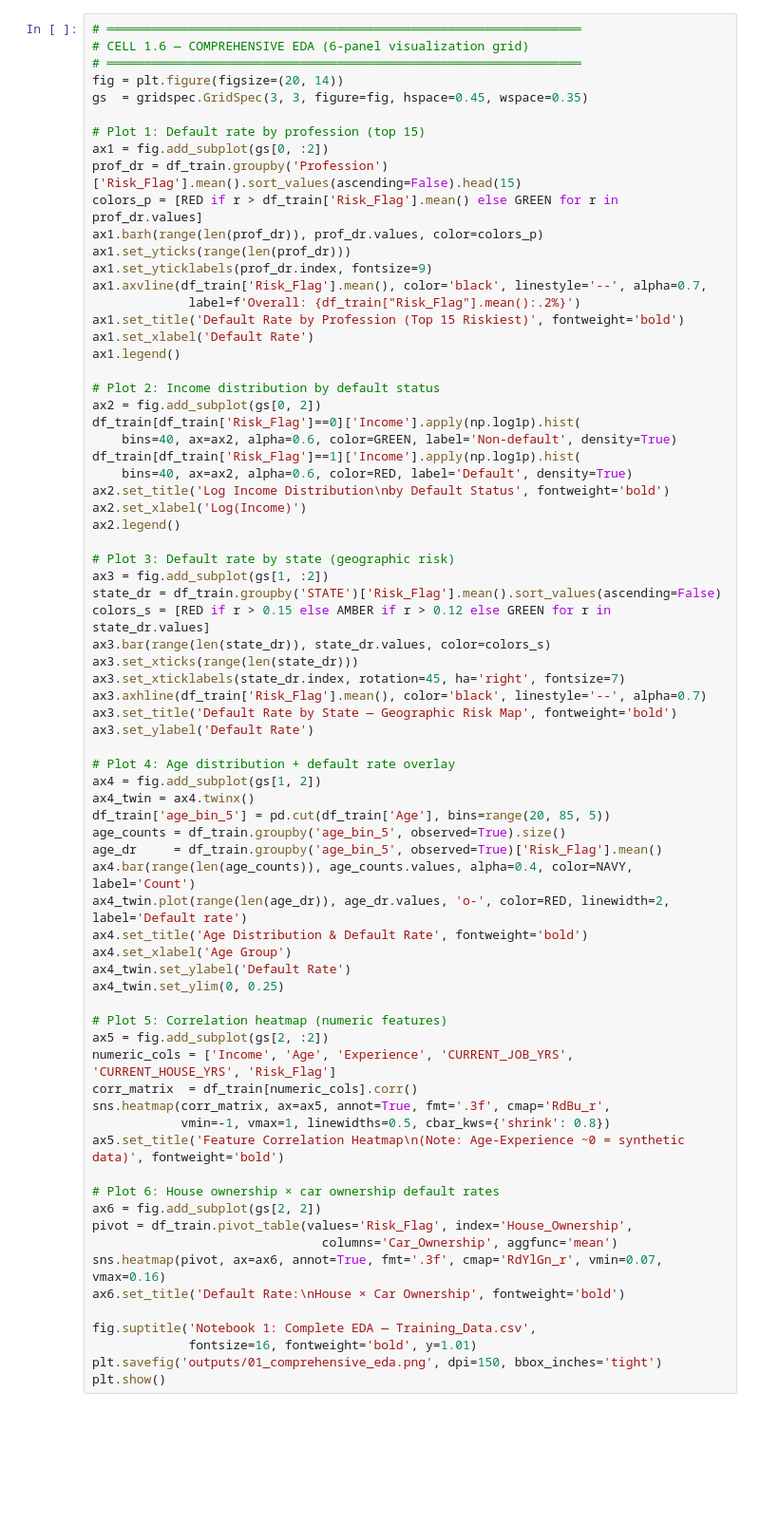
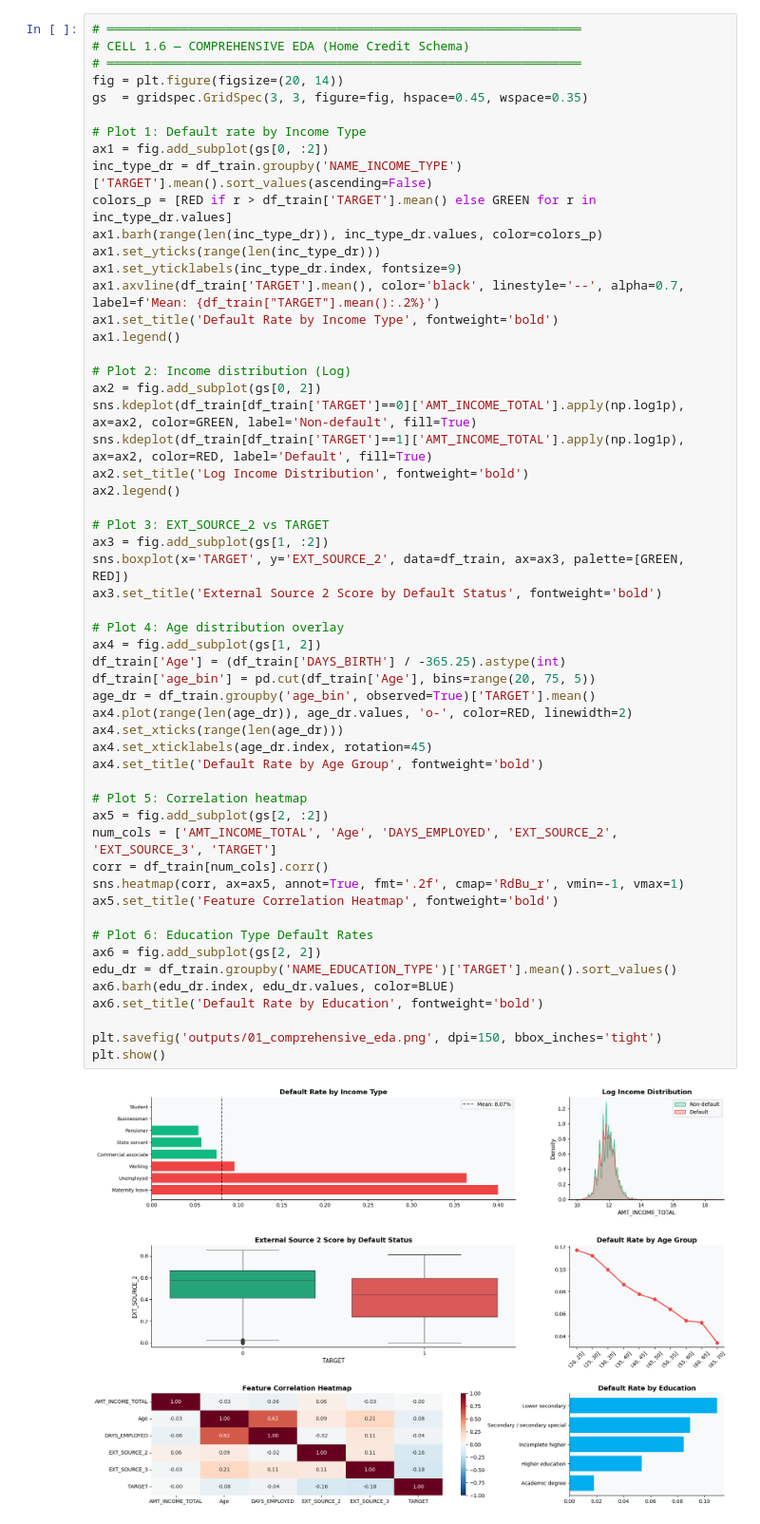
Before and after one commit to Itz-Sidra/Credit-Scoring-MIT, a Jupyter notebook: backend/notebooks/01_data_forensics_and_eda.ipynb, the cells around one changed output. Shown at 95% size. Cells and saved outputs as stored; diff of their text form; blank space fills up the shorter version.

```diff
--- a/backend/notebooks/01_data_forensics_and_eda.ipynb
+++ b/backend/notebooks/01_data_forensics_and_eda.ipynb
@@ -282,75 +253,59 @@ print("""\nCONCLUSION:
 # %%
 # ════════════════════════════════════════════════════════════════
-# CELL 1.6 — COMPREHENSIVE EDA (6-panel visualization grid)
+# CELL 1.6 — COMPREHENSIVE EDA (Home Credit Schema)
 # ════════════════════════════════════════════════════════════════
 fig = plt.figure(figsize=(20, 14))
 gs  = gridspec.GridSpec(3, 3, figure=fig, hspace=0.45, wspace=0.35)
 
-# Plot 1: Default rate by profession (top 15)
+# Plot 1: Default rate by Income Type
 ax1 = fig.add_subplot(gs[0, :2])
-prof_dr = df_train.groupby('Profession')['Risk_Flag'].mean().sort_values(ascending=False).head(15)
-colors_p = [RED if r > df_train['Risk_Flag'].mean() else GREEN for r in prof_dr.values]
-ax1.barh(range(len(prof_dr)), prof_dr.values, color=colors_p)
-ax1.set_yticks(range(len(prof_dr)))
-ax1.set_yticklabels(prof_dr.index, fontsize=9)
-ax1.axvline(df_train['Risk_Flag'].mean(), color='black', linestyle='--', alpha=0.7,
-             label=f'Overall: {df_train["Risk_Flag"].mean():.2%}')
-ax1.set_title('Default Rate by Profession (Top 15 Riskiest)', fontweight='bold')
-ax1.set_xlabel('Default Rate')
+inc_type_dr = df_train.groupby('NAME_INCOME_TYPE')['TARGET'].mean().sort_values(ascending=False)
+colors_p = [RED if r > df_train['TARGET'].mean() else GREEN for r in inc_type_dr.values]
+ax1.barh(range(len(inc_type_dr)), inc_type_dr.values, color=colors_p)
+ax1.set_yticks(range(len(inc_type_dr)))
+ax1.set_yticklabels(inc_type_dr.index, fontsize=9)
+ax1.axvline(df_train['TARGET'].mean(), color='black', linestyle='--', alpha=0.7, label=f'Mean: {df_train["TARGET"].mean():.2%}')
+ax1.set_title('Default Rate by Income Type', fontweight='bold')
 ax1.legend()
 
-# Plot 2: Income distribution by default status
+# Plot 2: Income distribution (Log)
 ax2 = fig.add_subplot(gs[0, 2])
-df_train[df_train['Risk_Flag']==0]['Income'].apply(np.log1p).hist(
-    bins=40, ax=ax2, alpha=0.6, color=GREEN, label='Non-default', density=True)
-df_train[df_train['Risk_Flag']==1]['Income'].apply(np.log1p).hist(
-    bins=40, ax=ax2, alpha=0.6, color=RED, label='Default', density=True)
-ax2.set_title('Log Income Distribution\nby Default Status', fontweight='bold')
-ax2.set_xlabel('Log(Income)')
+sns.kdeplot(df_train[df_train['TARGET']==0]['AMT_INCOME_TOTAL'].apply(np.log1p), ax=ax2, color=GREEN, label='Non-default', fill=True)
+sns.kdeplot(df_train[df_train['TARGET']==1]['AMT_INCOME_TOTAL'].apply(np.log1p), ax=ax2, color=RED, label='Default', fill=True)
+ax2.set_title('Log Income Distribution', fontweight='bold')
 ax2.legend()
 
-# Plot 3: Default rate by state (geographic risk)
+# Plot 3: EXT_SOURCE_2 vs TARGET
 ax3 = fig.add_subplot(gs[1, :2])
-state_dr = df_train.groupby('STATE')['Risk_Flag'].mean().sort_values(ascending=False)
-colors_s = [RED if r > 0.15 else AMBER if r > 0.12 else GREEN for r in state_dr.values]
-ax3.bar(range(len(state_dr)), state_dr.values, color=colors_s)
-ax3.set_xticks(range(len(state_dr)))
-ax3.set_xticklabels(state_dr.index, rotation=45, ha='right', fontsize=7)
-ax3.axhline(df_train['Risk_Flag'].mean(), color='black', linestyle='--', alpha=0.7)
-ax3.set_title('Default Rate by State — Geographic Risk Map', fontweight='bold')
-ax3.set_ylabel('Default Rate')
+sns.boxplot(x='TARGET', y='EXT_SOURCE_2', data=df_train, ax=ax3, palette=[GREEN, RED])
+ax3.set_title('External Source 2 Score by Default Status', fontweight='bold')
 
-# Plot 4: Age distribution + default rate overlay
+# Plot 4: Age distribution overlay
 ax4 = fig.add_subplot(gs[1, 2])
-ax4_twin = ax4.twinx()
-df_train['age_bin_5'] = pd.cut(df_train['Age'], bins=range(20, 85, 5))
-age_counts = df_train.groupby('age_bin_5', observed=True).size()
-age_dr     = df_train.groupby('age_bin_5', observed=True)['Risk_Flag'].mean()
-ax4.bar(range(len(age_counts)), age_counts.values, alpha=0.4, color=NAVY, label='Count')
-ax4_twin.plot(range(len(age_dr)), age_dr.values, 'o-', color=RED, linewidth=2, label='Default rate')
-ax4.set_title('Age Distribution & Default Rate', fontweight='bold')
-ax4.set_xlabel('Age Group')
-ax4_twin.set_ylabel('Default Rate')
-ax4_twin.set_ylim(0, 0.25)
+df_train['Age'] = (df_train['DAYS_BIRTH'] / -365.25).astype(int)
+df_train['age_bin'] = pd.cut(df_train['Age'], bins=range(20, 75, 5))
+age_dr = df_train.groupby('age_bin', observed=True)['TARGET'].mean()
+ax4.plot(range(len(age_dr)), age_dr.values, 'o-', color=RED, linewidth=2)
+ax4.set_xticks(range(len(age_dr)))
+ax4.set_xticklabels(age_dr.index, rotation=45)
+ax4.set_title('Default Rate by Age Group', fontweight='bold')
 
-# Plot 5: Correlation heatmap (numeric features)
+# Plot 5: Correlation heatmap
 ax5 = fig.add_subplot(gs[2, :2])
-numeric_cols = ['Income', 'Age', 'Experience', 'CURRENT_JOB_YRS', 'CURRENT_HOUSE_YRS', 'Risk_Flag']
-corr_matrix  = df_train[numeric_cols].corr()
-sns.heatmap(corr_matrix, ax=ax5, annot=True, fmt='.3f', cmap='RdBu_r',
-            vmin=-1, vmax=1, linewidths=0.5, cbar_kws={'shrink': 0.8})
-ax5.set_title('Feature Correlation Heatmap\n(Note: Age-Experience ~0 = synthetic data)', fontweight='bold')
+num_cols = ['AMT_INCOME_TOTAL', 'Age', 'DAYS_EMPLOYED', 'EXT_SOURCE_2', 'EXT_SOURCE_3', 'TARGET']
+corr = df_train[num_cols].corr()
+sns.heatmap(corr, ax=ax5, annot=True, fmt='.2f', cmap='RdBu_r', vmin=-1, vmax=1)
+ax5.set_title('Feature Correlation Heatmap', fontweight='bold')
 
-# Plot 6: House ownership × car ownership default rates
+# Plot 6: Education Type Default Rates
 ax6 = fig.add_subplot(gs[2, 2])
-pivot = df_train.pivot_table(values='Risk_Flag', index='House_Ownership',
-                               columns='Car_Ownership', aggfunc='mean')
-sns.heatmap(pivot, ax=ax6, annot=True, fmt='.3f', cmap='RdYlGn_r', vmin=0.07, vmax=0.16)
-ax6.set_title('Default Rate:\nHouse × Car Ownership', fontweight='bold')
+edu_dr = df_train.groupby('NAME_EDUCATION_TYPE')['TARGET'].mean().sort_values()
+ax6.barh(edu_dr.index, edu_dr.values, color=BLUE)
+ax6.set_title('Default Rate by Education', fontweight='bold')
 
-fig.suptitle('Notebook 1: Complete EDA — Training_Data.csv',
-             fontsize=16, fontweight='bold', y=1.01)
 plt.savefig('outputs/01_comprehensive_eda.png', dpi=150, bbox_inches='tight')
 plt.show()
+# %% [output]
+[figure, added]
 # %%
 # ════════════════════════════════════════════════════════════════
```
Also changed, not shown: parts of 21 cells of this notebook, 8 other files.
